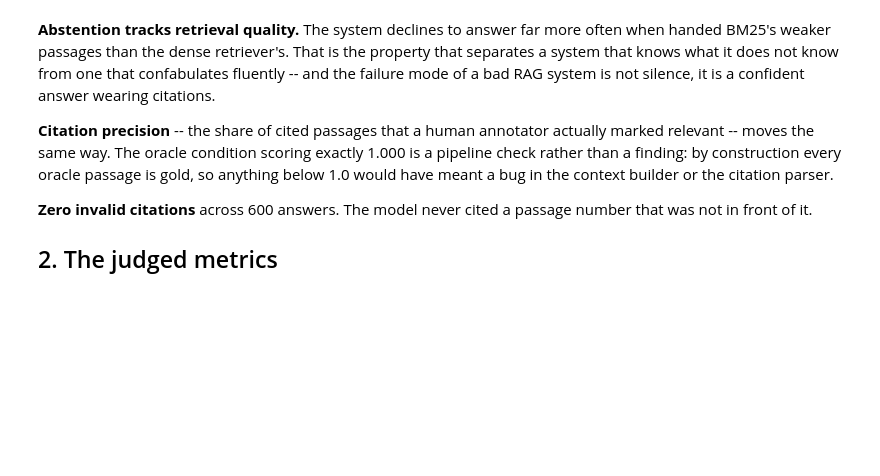
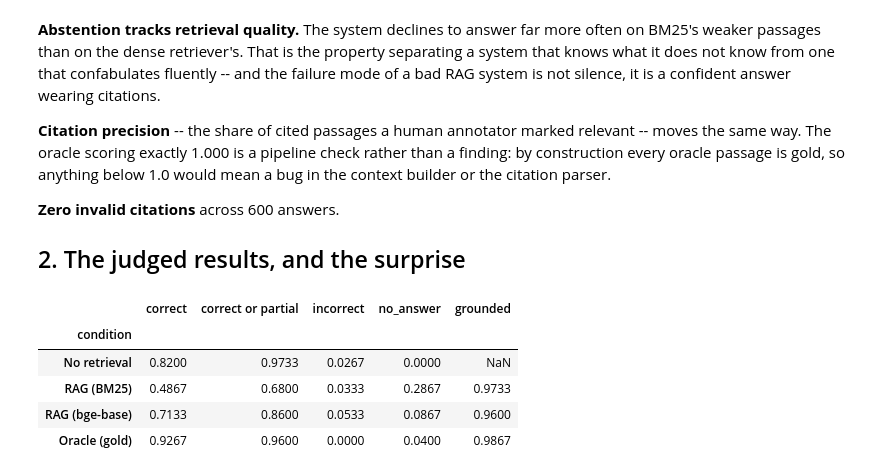
Before and after one commit to mcorona/AI-Projects, a Jupyter notebook: project-03-financial-rag/notebooks/03_answer_quality.ipynb, the cells around one changed output. Saved outputs shown, nothing was run; the diff lists cells and outputs as text; code cells hidden in the pictures; blank space fills up the shorter version.

```diff
--- a/project-03-financial-rag/notebooks/03_answer_quality.ipynb
+++ b/project-03-financial-rag/notebooks/03_answer_quality.ipynb
@@ -58,31 +65,33 @@ pd.DataFrame(rows).set_index("condition")
 # %% [markdown]
 **Abstention tracks retrieval quality.** The system declines to answer far
-more often when handed BM25's weaker passages than the dense retriever's.
-That is the property that separates a system that knows what it does not
-know from one that confabulates fluently -- and the failure mode of a bad
-RAG system is not silence, it is a confident answer wearing citations.
+more often on BM25's weaker passages than on the dense retriever's. That is
+the property separating a system that knows what it does not know from one
+that confabulates fluently -- and the failure mode of a bad RAG system is
+not silence, it is a confident answer wearing citations.
 
-**Citation precision** -- the share of cited passages that a human
-annotator actually marked relevant -- moves the same way. The oracle
-condition scoring exactly 1.000 is a pipeline check rather than a finding:
-by construction every oracle passage is gold, so anything below 1.0 would
-have meant a bug in the context builder or the citation parser.
+**Citation precision** -- the share of cited passages a human annotator
+marked relevant -- moves the same way. The oracle scoring exactly 1.000 is
+a pipeline check rather than a finding: by construction every oracle
+passage is gold, so anything below 1.0 would mean a bug in the context
+builder or the citation parser.
 
-**Zero invalid citations** across 600 answers. The model never cited a
-passage number that was not in front of it.
+**Zero invalid citations** across 600 answers.
 
-## 2. The judged metrics
+## 2. The judged results, and the surprise
 # %%
 rows = []
 for c in CONDITIONS:
-    m = report["conditions"][c]
-    rows.append({
-        "condition": LABELS[c],
-        "correct": m.get("correct"),
-        "correct or partial": m.get("correct_or_partial"),
-        "declined (judge)": m.get("declined"),
-        "grounded": m.get("grounded"),
-        "n": m.get("n_scored"),
-    })
-judged = pd.DataFrame(rows).set_index("condition")
-judged
+    m, v = report["conditions"][c], report["breakdowns"]["verdict_distribution"][c]
+    rows.append({"condition": LABELS[c], "correct": m.get("correct"),
+                 "correct or partial": m.get("correct_or_partial"),
+                 "incorrect": v.get("incorrect", 0.0),
+                 "no_answer": v.get("no_answer", 0.0),
+                 "grounded": m.get("grounded")})
+pd.DataFrame(rows).set_index("condition")
+# %% [output]
+|  | correct | correct or partial | incorrect | no_answer | grounded |
+| condition |  |  |  |  |  |
+| No retrieval | 0.8200 | 0.9733 | 0.0267 | 0.0000 | NaN |
+| RAG (BM25) | 0.4867 | 0.6800 | 0.0333 | 0.2867 | 0.9733 |
+| RAG (bge-base) | 0.7133 | 0.8600 | 0.0533 | 0.0867 | 0.9600 |
+| Oracle (gold) | 0.9267 | 0.9600 | 0.0000 | 0.0400 | 0.9867 |
```
Also changed, not shown: parts of 22 cells of this notebook, 6 other files.
